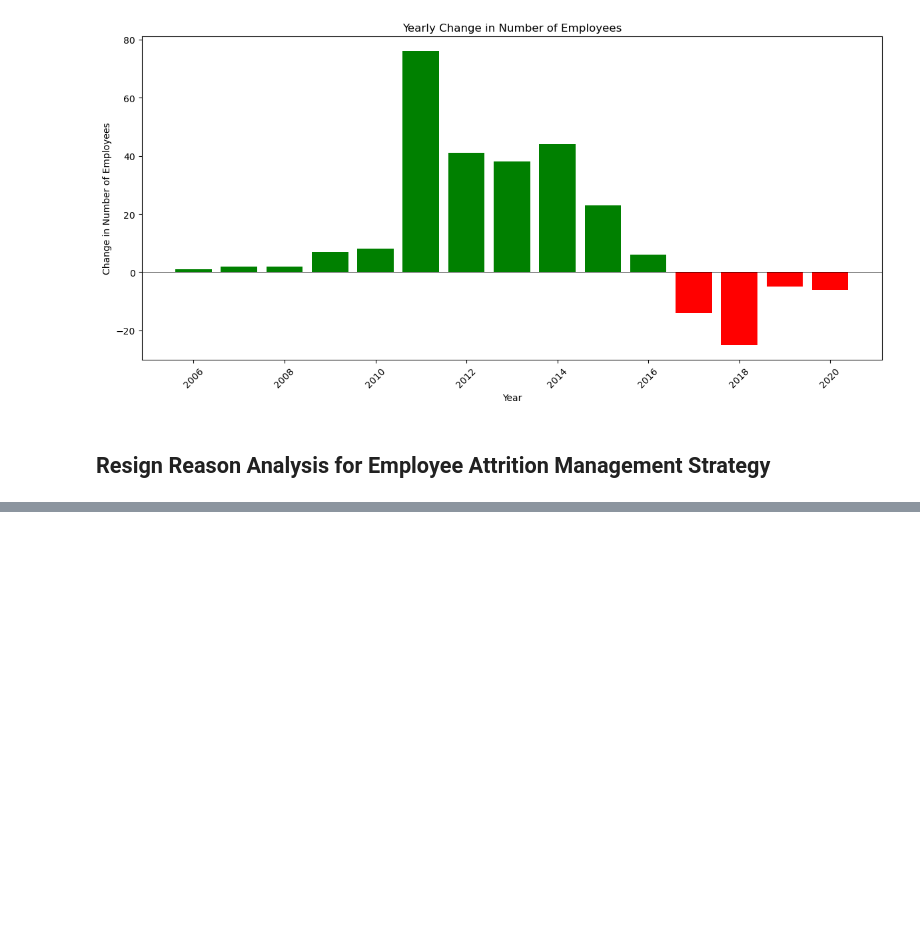
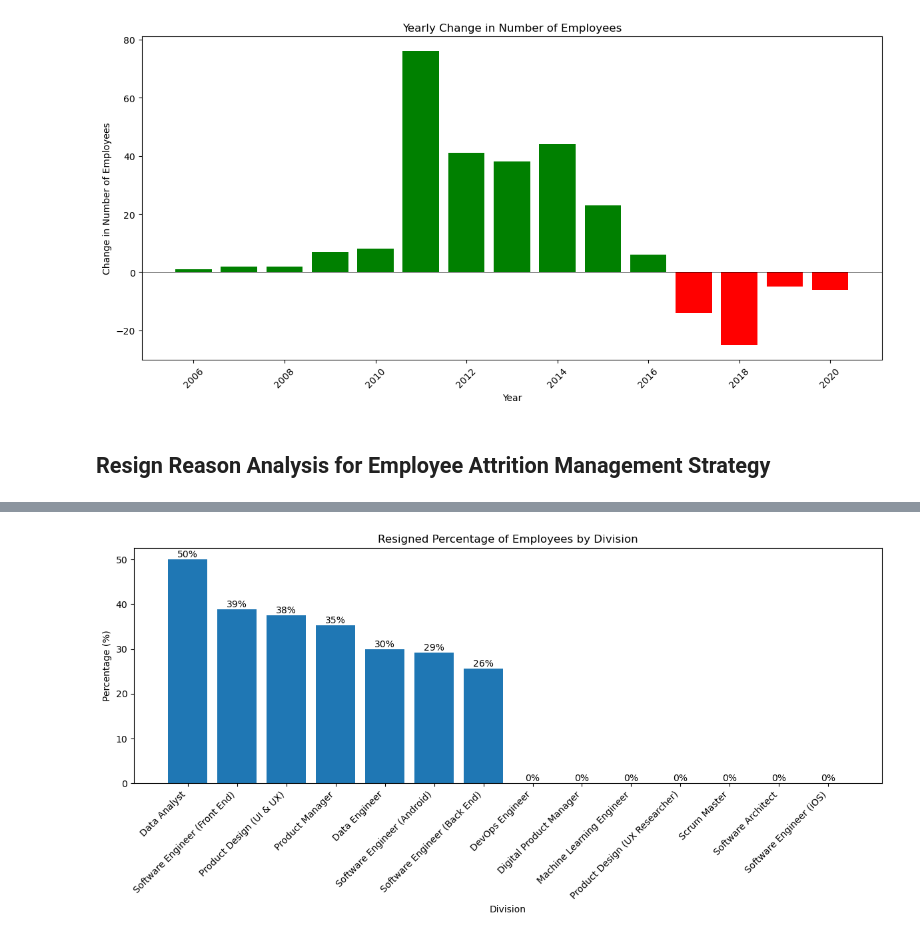
Before and after one commit to sailafs/Improving-Employee-Retention-by-Predicting-Employee-Attrition-Using-Machine-Learning, a Jupyter notebook: Project-3.ipynb, the cells around one changed output, grey strips where cells are left out. Cells and saved outputs as stored; diff of their text form; code cells hidden in the pictures; blank space fills up the shorter version.

```diff
--- a/Project-3.ipynb
+++ b/Project-3.ipynb
@@ -374,0 +472,20 @@ Tahapan Pengerjaan
+# %%
+fig, ax = plt.subplots(figsize=(12, 6))
+
+bars = ax.bar(merged_by_job['Pekerjaan'], merged_by_job['PercentageResigned'])
+
+plt.title('Resigned Percentage of Employees by Division')
+plt.xlabel('Division')
+plt.ylabel('Percentage (%)')
+plt.xticks(rotation=45, ha='right')
+
+for bar in bars:
+    height = bar.get_height()
+    ax.text(bar.get_x() + bar.get_width()/2., height,
+            f'{round(height)}%',
+            ha='center', va='bottom')
+
+plt.tight_layout()
+plt.show()
+# %% [output]
+[figure, added]
```
Also changed, not shown: parts of 15 cells of this notebook, 8 other files.
